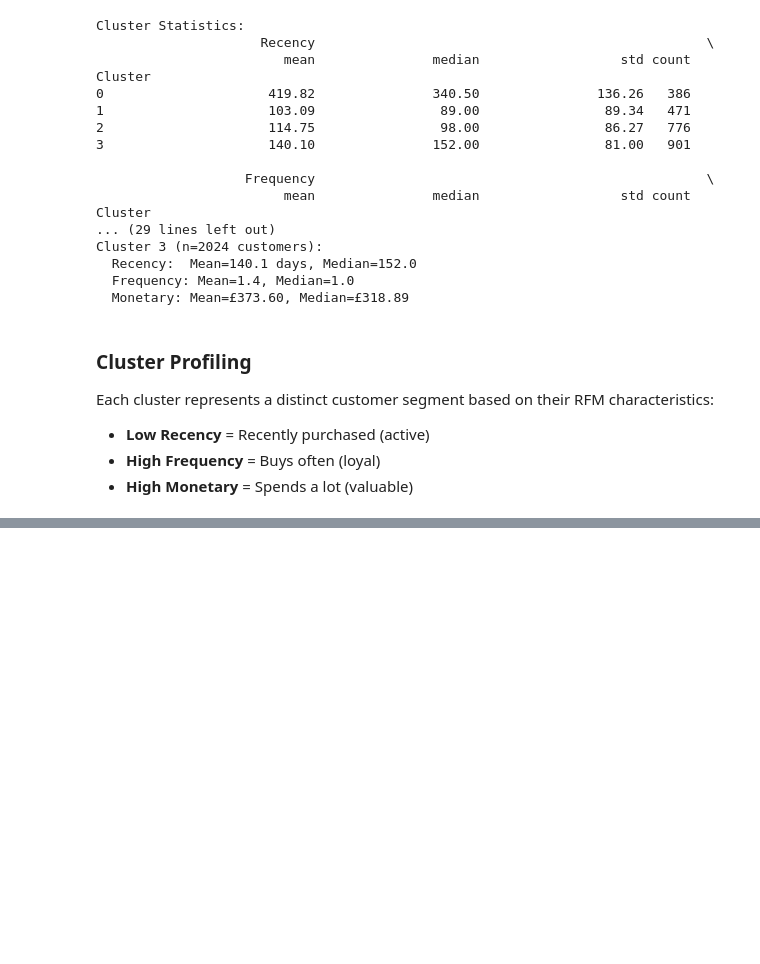
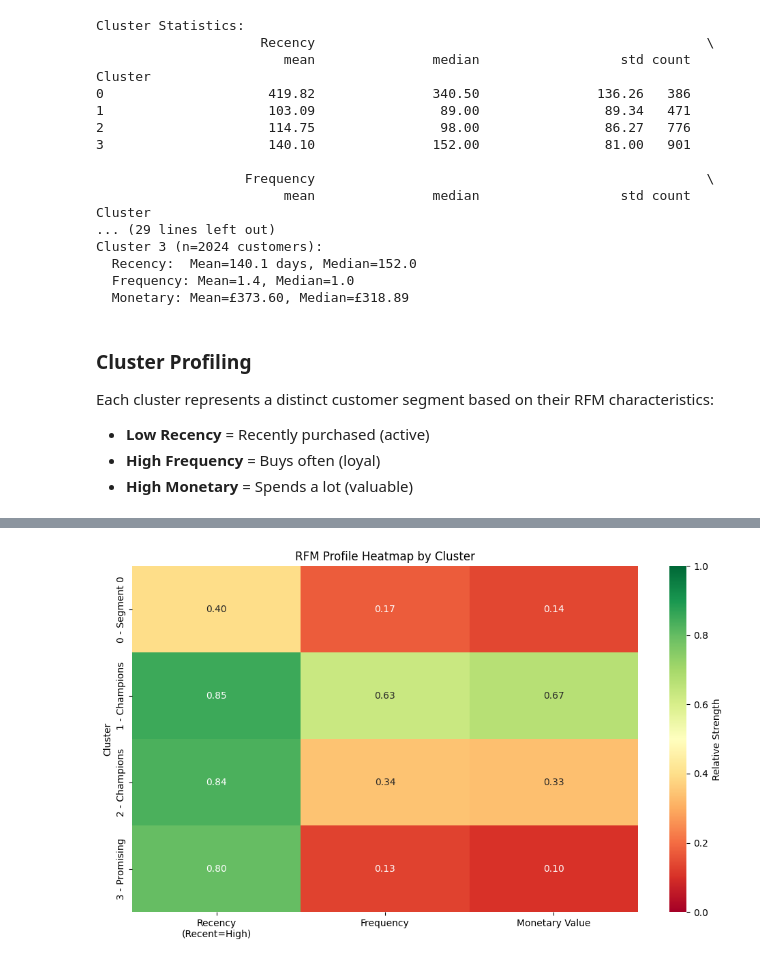
Before and after one commit to dhruvthumar/Project_CS4403-retail-mining, a Jupyter notebook: online-retail-data-clustering.ipynb, the cells around one changed output, grey strips where cells are left out. Drawn from its saved outputs; the diff is of its cells as text; code cells hidden in the pictures; blank space fills up the shorter version.

Commit message:
Visual Comparison using Heatmap

```diff
--- a/online-retail-data-clustering.ipynb
+++ b/online-retail-data-clustering.ipynb
@@ -814,0 +885,28 @@ Each cluster represents a distinct customer segment based on their RFM character
+# %%
+# Create heatmap of cluster profiles
+cluster_profile_data = []
+
+for cluster in sorted(non_outliers_df['Cluster'].unique()):
+    cluster_data = non_outliers_df[non_outliers_df['Cluster'] == cluster]
+
+    # Normalize to 0-1 scale for heatmap
+    r_norm = 1 - (cluster_data['Recency'].mean() / non_outliers_df['Recency'].max())
+    f_norm = cluster_data['Frequency'].mean() / non_outliers_df['Frequency'].max()
+    m_norm = cluster_data['MonetaryValue'].mean() / non_outliers_df['MonetaryValue'].max()
+
+    cluster_profile_data.append({
+        'Cluster': f"{cluster} - {cluster_names[cluster]}",
+        'Recency\n(Recent=High)': r_norm,
+        'Frequency': f_norm,
+        'Monetary Value': m_norm
+    })
+
+profile_df = pd.DataFrame(cluster_profile_data).set_index('Cluster')
+
+plt.figure(figsize=(10, 6))
+sns.heatmap(profile_df, annot=True, fmt='.2f', cmap='RdYlGn', vmin=0, vmax=1, cbar_kws={'label': 'Relative Strength'})
+plt.title('RFM Profile Heatmap by Cluster')
+plt.tight_layout()
+plt.show()
+# %% [output]
+[figure, added]
```
Also changed, not shown: parts of 2 cells of this notebook.
